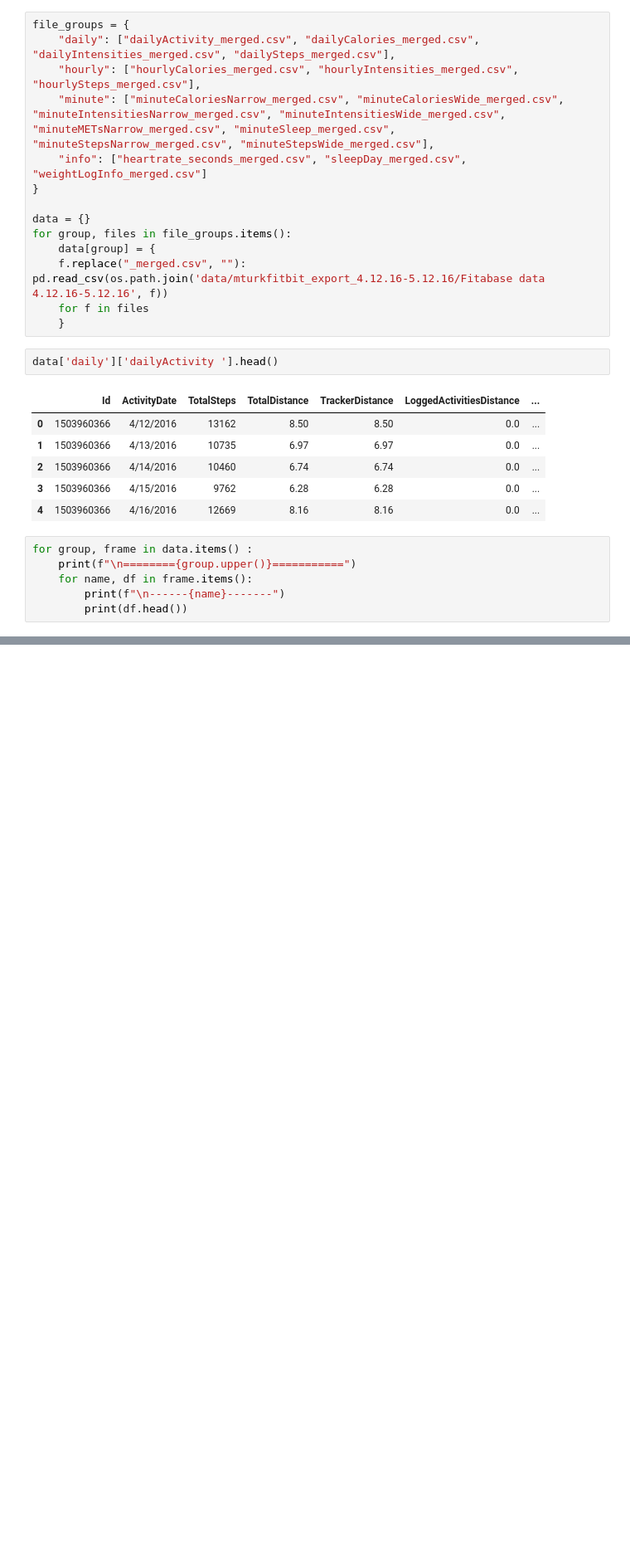
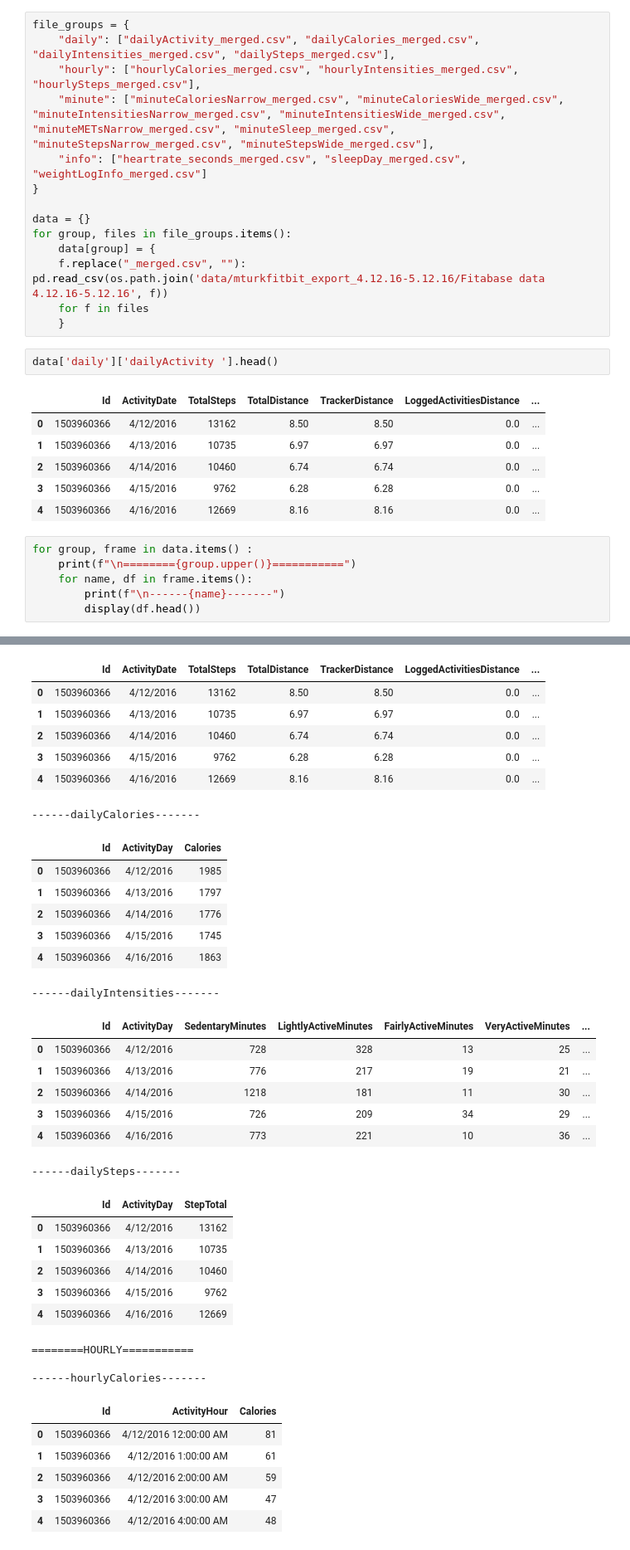
Before and after one commit to DallinKnow/Data-Projects, a Jupyter notebook: bellabeat_notebook.ipynb, the cells around one changed output, grey strips where cells are left out. Shown at 83% size. Drawn from its saved outputs; the diff is of its cells as text; blank space fills up the shorter version.

```diff
--- a/bellabeat_notebook.ipynb
+++ b/bellabeat_notebook.ipynb
@@ -37,7 +37,7 @@ for group, frame in data.items() :
     print(f"\n========{group.upper()}===========")
     for name, df in frame.items():
         print(f"\n------{name}-------")
-        print(df.head())
+        display(df.head())
 # %% [output]
 ========DAILY===========
 
@@ -58,0 +45,36 @@ for group, frame in data.items() :
+|  | Id | ActivityDate | TotalSteps | TotalDistance | TrackerDistance | LoggedActivitiesDistance | ... |
+| 0 | 1503960366 | 4/12/2016 | 13162 | 8.50 | 8.50 | 0.0 | ... |
+| 1 | 1503960366 | 4/13/2016 | 10735 | 6.97 | 6.97 | 0.0 | ... |
+| 2 | 1503960366 | 4/14/2016 | 10460 | 6.74 | 6.74 | 0.0 | ... |
+| 3 | 1503960366 | 4/15/2016 | 9762 | 6.28 | 6.28 | 0.0 | ... |
+| 4 | 1503960366 | 4/16/2016 | 12669 | 8.16 | 8.16 | 0.0 | ... |
+------dailyCalories-------
+|  | Id | ActivityDay | Calories |
+| 0 | 1503960366 | 4/12/2016 | 1985 |
+| 1 | 1503960366 | 4/13/2016 | 1797 |
+| 2 | 1503960366 | 4/14/2016 | 1776 |
+| 3 | 1503960366 | 4/15/2016 | 1745 |
+| 4 | 1503960366 | 4/16/2016 | 1863 |
+------dailyIntensities-------
+|  | Id | ActivityDay | SedentaryMinutes | LightlyActiveMinutes | FairlyActiveMinutes | VeryActiveMinutes | ... |
+| 0 | 1503960366 | 4/12/2016 | 728 | 328 | 13 | 25 | ... |
+| 1 | 1503960366 | 4/13/2016 | 776 | 217 | 19 | 21 | ... |
+| 2 | 1503960366 | 4/14/2016 | 1218 | 181 | 11 | 30 | ... |
+| 3 | 1503960366 | 4/15/2016 | 726 | 209 | 34 | 29 | ... |
+| 4 | 1503960366 | 4/16/2016 | 773 | 221 | 10 | 36 | ... |
+------dailySteps-------
+|  | Id | ActivityDay | StepTotal |
+| 0 | 1503960366 | 4/12/2016 | 13162 |
+| 1 | 1503960366 | 4/13/2016 | 10735 |
+| 2 | 1503960366 | 4/14/2016 | 10460 |
+| 3 | 1503960366 | 4/15/2016 | 9762 |
+| 4 | 1503960366 | 4/16/2016 | 12669 |
+========HOURLY===========
+
+------hourlyCalories-------
+|  | Id | ActivityHour | Calories |
+| 0 | 1503960366 | 4/12/2016 12:00:00 AM | 81 |
+| 1 | 1503960366 | 4/12/2016 1:00:00 AM | 61 |
+| 2 | 1503960366 | 4/12/2016 2:00:00 AM | 59 |
+| 3 | 1503960366 | 4/12/2016 3:00:00 AM | 47 |
+| 4 | 1503960366 | 4/12/2016 4:00:00 AM | 48 |
```
Also changed, not shown: parts of 2 cells of this notebook.
